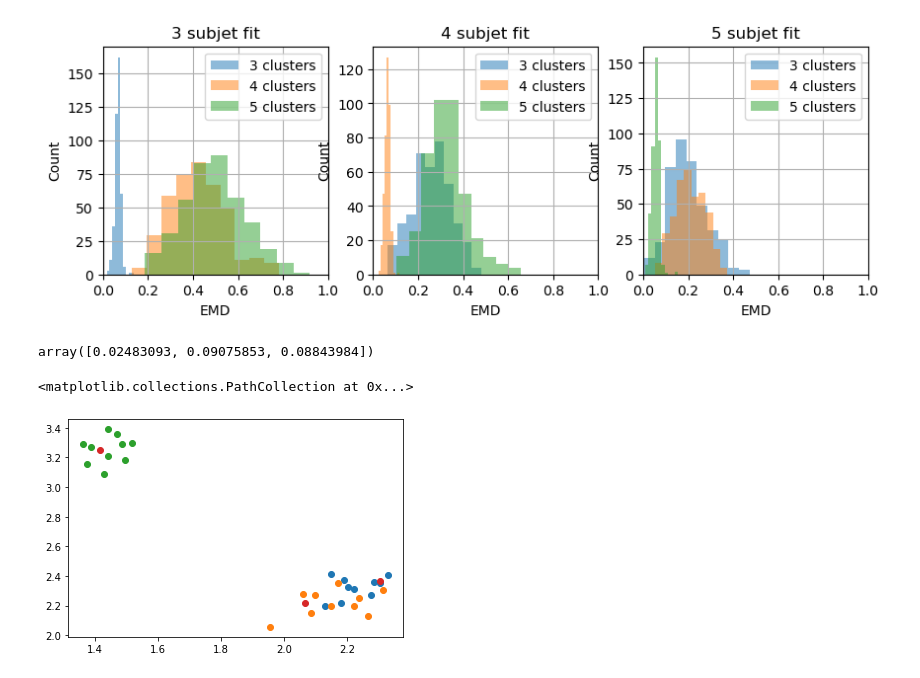
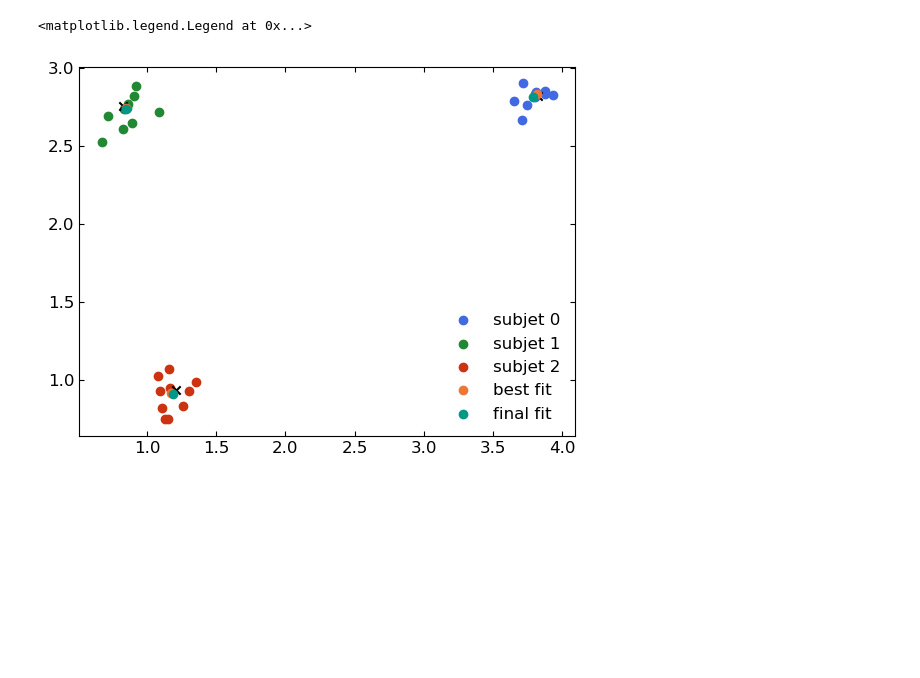
Before and after one commit to okitouni/EnergyMover-Dual, a Jupyter notebook: subjetFitting.ipynb, the cells around one changed output. Cells and saved outputs as stored; diff of their text form; code cells hidden in the pictures; blank space fills up the shorter version.

```diff
--- a/subjetFitting.ipynb
+++ b/subjetFitting.ipynb
@@ -49,31 +94,33 @@ plt.show()
-# %%
-fig, axes = plt.subplots(1, 3, figsize=(10, 3))
-for ax, n_subjet in zip(axes.flatten(), range(3, 6)):
-    for n_clusters in range(3, 6):
-        df[(df.n_subjet == n_subjet)&(df.n_clusters==n_clusters)].last_emd_nn.hist(bins=10, alpha=0.5, label=f"{n_clusters} clusters", ax=ax)
-    ax.legend()
-    ax.set_title(f"{n_subjet} subjet fit")
-    ax.set_xlabel("EMD")
-    ax.set_ylabel("Count")
-    ax.set_xlim(0, 1)
-plt.show()
-# %% [output]
-[figure, removed]
+# %%
+evt = df[df["fname"] == 'logs/subjet_3_3_10(0).txt'].iloc[0]
+q = evt.q.reshape(evt.n_particles, -1, 2)
+p = evt.p.reshape(-1, 2)
+p_final = evt.p_final.reshape(-1, 2)
+for i in range(evt.n_subjet):
+    plt.scatter(q[:, i, 0], q[:, i, 1], label=f"subjet {i}")
+    plt.scatter(evt.true_q_centers[i, 0], evt.true_q_centers[i, 1], marker="x", color="black")
+plt.scatter(p[:, 0], p[:, 1], label="best fit")
+plt.scatter(p_final[:, 0], p_final[:, 1], label="final fit")
+plt.legend()
+# %% [output]
+<matplotlib.legend.Legend at 0x...>
+[figure, added]
 # %%
 # Ability to reconstruct jet center
 from scipy.spatial.distance import cdist
-evt = df.iloc[0]
-p = evt.p
-q = evt.q.reshape(evt.n_particles, evt.n_clusters, 2)
-qmean = q.mean(axis=0)
-qstd = q.std(axis=(0, 2))
-cdist(p, qmean).min(axis=1)
+def get_center(df):
+    distances = []
+    distances_mle = []
+    for iloc in range(len(df)):
+        evt = df.iloc[iloc]
+        if evt.p_final is None:
+            continue
+        p = evt.p_final
+        q = evt.q.reshape(evt.n_particles, evt.n_clusters, 2)
+        qmean = q.mean(axis=0)
+        # qstd = q.std(axis=(0, 2))
+        qcenter = evt.true_q_centers.reshape(evt.n_clusters, 2)
+        distances.append(cdist(p, qcenter).min(axis=1))
+        distances_mle.append(cdist(p, qmean).min(axis=1))
+    return np.array(distances), np.array(distances_mle)
+    # return 10 * np.array(distances)**2 / 0.01
-# %% [output]
-array([0.02483093, 0.09075853, 0.08843984])
-# %%
-for i in range(3):
-    plt.scatter(q[:, i, 0], q[:, i, 1], label=f"Cluster {i}")
-plt.scatter(p[:, 0], p[:, 1], label="True")
-# %% [output]
-<matplotlib.collections.PathCollection at 0x...>
-[figure, removed]
```
Also changed, not shown: parts of 7 cells of this notebook, 2 other files.
